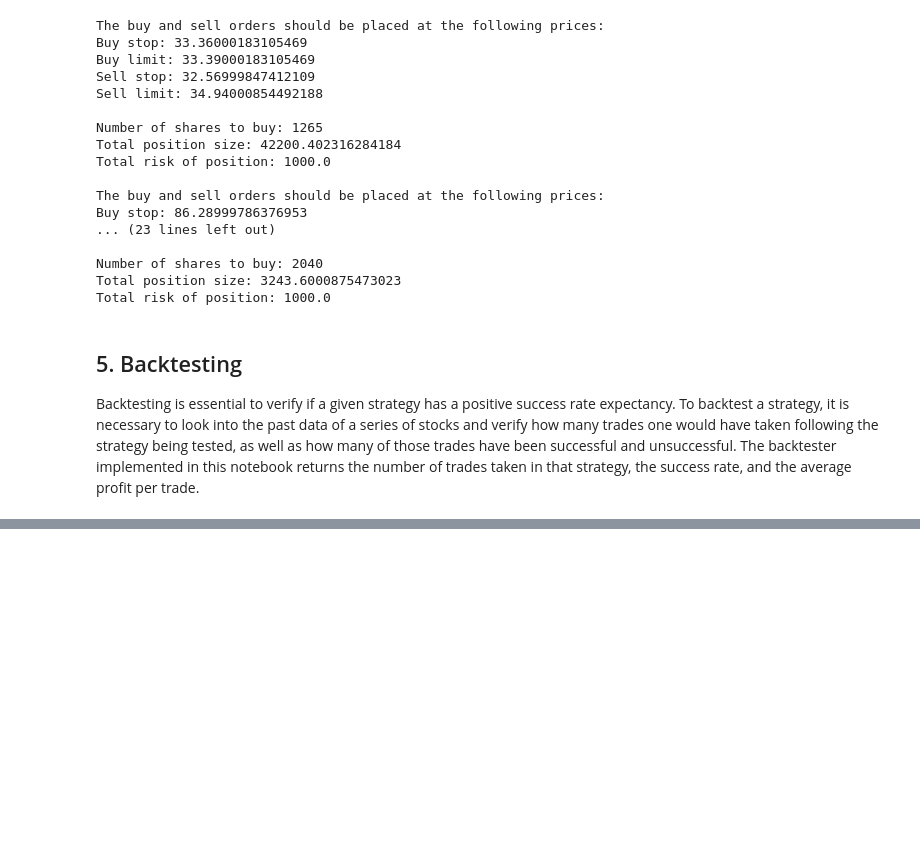
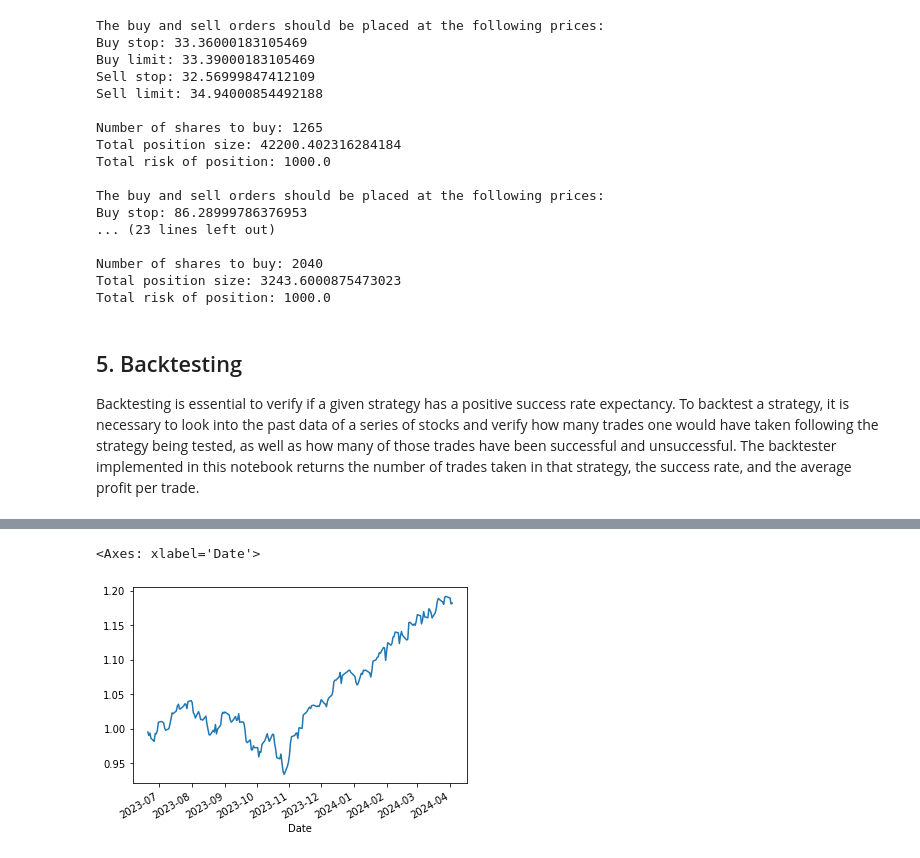
Before and after one commit to JoaoLuis92/Investments, a Jupyter notebook: Investments.ipynb, the cells around one changed output, grey strips where cells are left out. Saved outputs shown, nothing was run; the diff lists cells and outputs as text; code cells hidden in the pictures; blank space fills up the shorter version.

```diff
--- a/Investments.ipynb
+++ b/Investments.ipynb
@@ -142,0 +172,9 @@ Profit percentage: 1569.2%
+# %%
+spx_df = yf.Ticker("^GSPC").history(period="200d").drop(["Dividends","Stock Splits"], axis = 1)
+# %%
+spx_df = log_returns(spx_df)
+# %%
+spx_df.CLR.plot()
+# %% [output]
+<Axes: xlabel='Date'>
+[figure, added]
```
Also changed, not shown: parts of 11 cells of this notebook, 2 other files.
